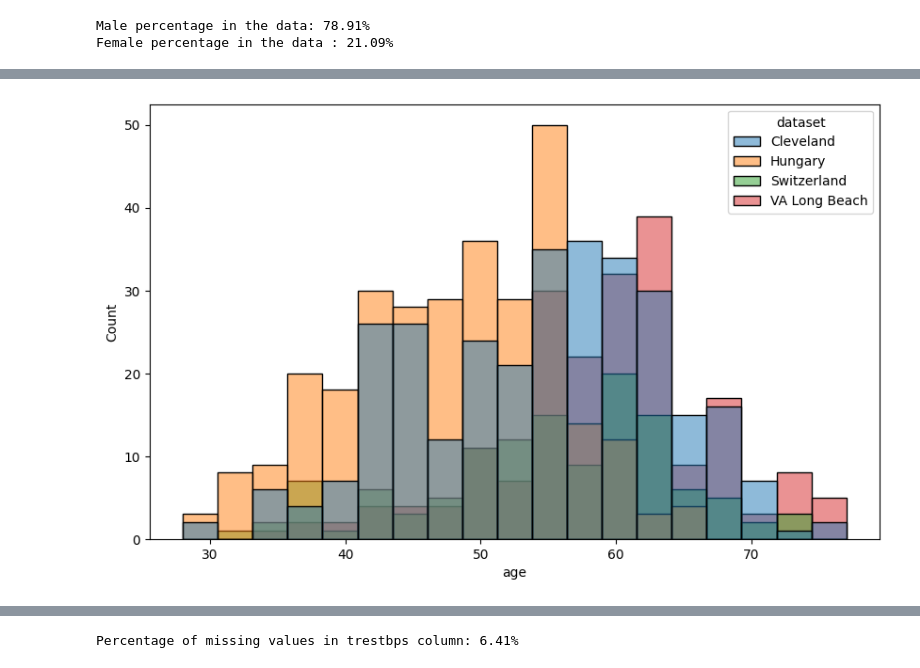
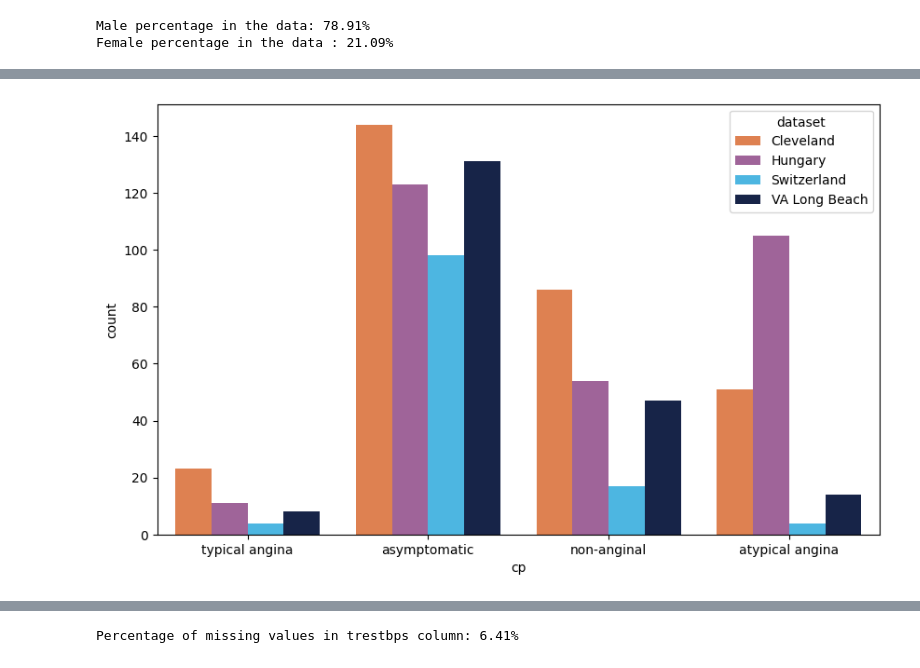
Before and after one commit to mattiaise/scientific-visualization, a Jupyter notebook: tiaHeart.ipynb, the cells around one changed output, grey strips where cells are left out. Saved outputs shown, nothing was run; the diff lists cells and outputs as text; code cells hidden in the pictures.

```diff
--- a/tiaHeart.ipynb
+++ b/tiaHeart.ipynb
@@ -59,0 +62,6 @@ plt.show()
+# %%
+f_cls = ['#F5793A', '#A95AA1', '#35C0F9', '#0F2050']
+
+ax = sns.histplot(data=df, x='age', hue='dataset', palette=f_cls)
+
+plt.show()
@@ -60,5 +76,5 @@ plt.show()
 # %%
-sns.histplot(data=df, x='age', hue='dataset')
+sns.countplot(df,x='cp',hue='dataset', palette=f_cls)
 plt.show()
 # %% [output]
-[figure, old version]
+[figure, new version]
```
Also changed, not shown: parts of 10 cells of this notebook.
